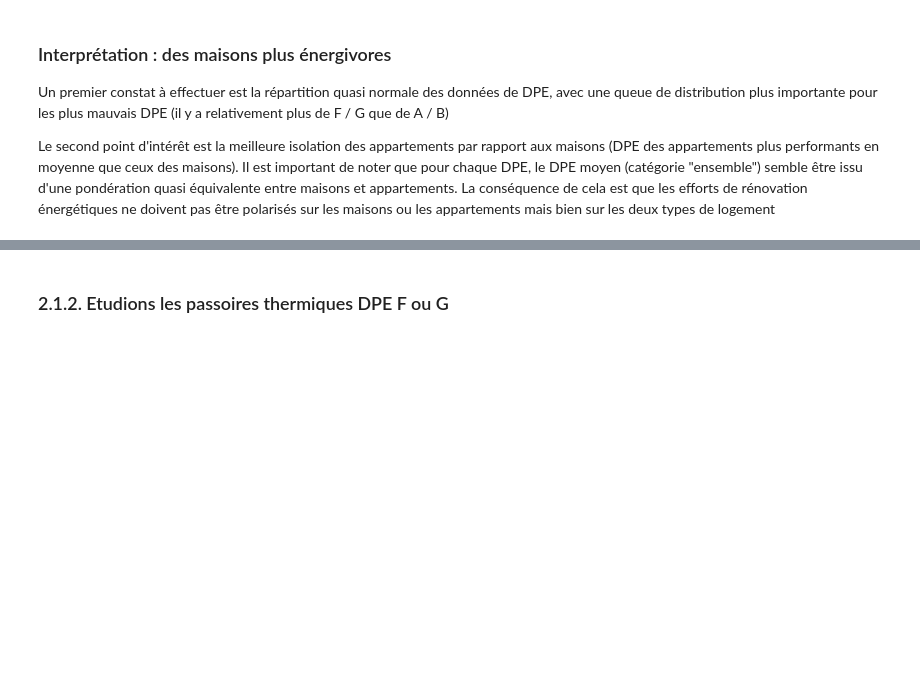
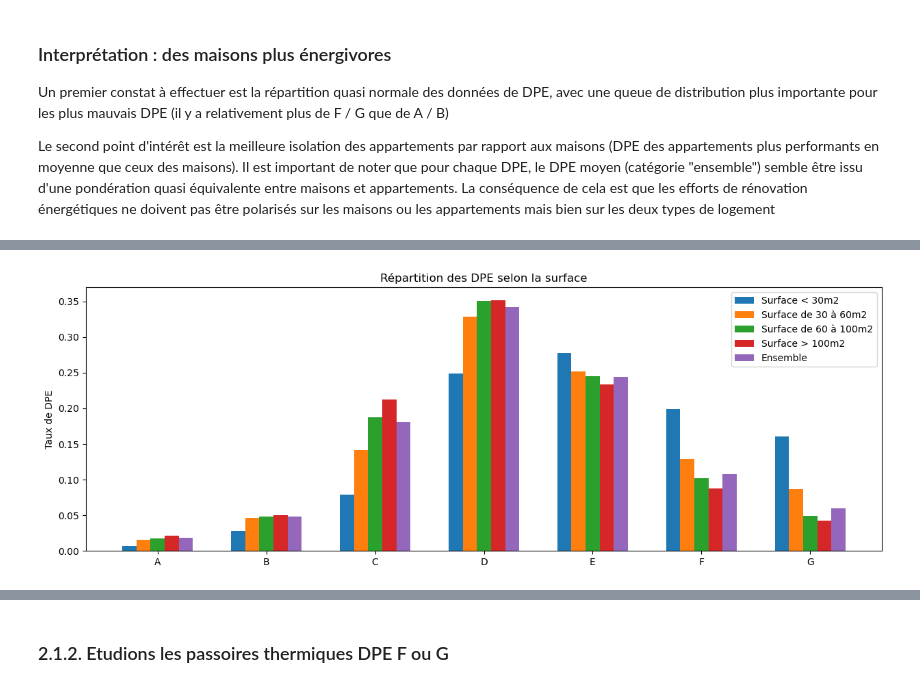
Before and after one commit to f-b-l/python2A, a Jupyter notebook: Master Notebook.ipynb, the cells around one changed output, grey strips where cells are left out. Drawn from its saved outputs; the diff is of its cells as text; code cells hidden in the pictures; blank space fills up the shorter version.

Commit message:
ajout de stats descriptives
ajout de la partie sur la taille des logements

```diff
--- a/Master Notebook.ipynb
+++ b/Master Notebook.ipynb
@@ -577,0 +599,55 @@ Le second point d'intérêt est la meilleure isolation des appartements par rapp
+# %%
+abscisse=['A','B','C','D','E','F','G']
+
+#ci-dessous on va traiter par taille
+
+
+#<30m2
+dpe_inf30=df_log_nat_work.loc[[12]].values.tolist()
+dpe_inf30=dpe_inf30[0]
+dpe_inf30.remove('taux_<30m2')
+dpe_inf30.pop()
+
+#30-60m2
+dpe_30a60m2=df_log_nat_work.loc[[15]].values.tolist()
+dpe_30a60m2=dpe_30a60m2[0]
+dpe_30a60m2.remove('taux_30-60m2')
+dpe_30a60m2.pop()
+
+#60-100m2
+dpe_60a100m2=df_log_nat_work.loc[[18]].values.tolist()
+dpe_60a100m2=dpe_60a100m2[0]
+dpe_60a100m2.remove('taux_60-100m2')
+dpe_60a100m2.pop()
+
+#>100m2
+dpe_sup100m2=df_log_nat_work.loc[[21]].values.tolist()
+dpe_sup100m2=dpe_sup100m2[0]
+dpe_sup100m2.remove('taux_>100m2')
+dpe_sup100m2.pop()
+
+#ci-dessous l'ensemble
+dpe_ens=liste=df_log_nat_work.loc[[7]].values.tolist()
+dpe_ens=dpe_ens[0]
+dpe_ens.remove('taux_ens')
+dpe_ens.pop()
+
+x = np.arange(len(abscisse))  # localisation des labels
+width = 0.13  # taille des barres
+
+fig, ax = plt.subplots()
+dpe_inf30= ax.bar(x - 2*width, dpe_inf30, width, label='Surface < 30m2')
+dpe_30a60 = ax.bar(x -width, dpe_30a60m2, width, label='Surface de 30 à 60m2')
+dpe_60a100= ax.bar(x, dpe_60a100m2, width, label='Surface de 60 à 100m2')
+dpe_sup100 = ax.bar(x +width, dpe_sup100m2, width, label='Surface > 100m2')
+ensemble = ax.bar(x + 2*width, dpe_ens, width, label='Ensemble')
+
+ax.set_ylabel('Taux de DPE')
+ax.set_title('Répartition des DPE selon la surface')
+ax.set_xticks(x,abscisse)
+ax.legend()
+fig.set_size_inches(15, 5)
+
+plt.show()
+# %% [output]
+[figure, added]
```
Also changed, not shown: parts of 4 cells of this notebook.
